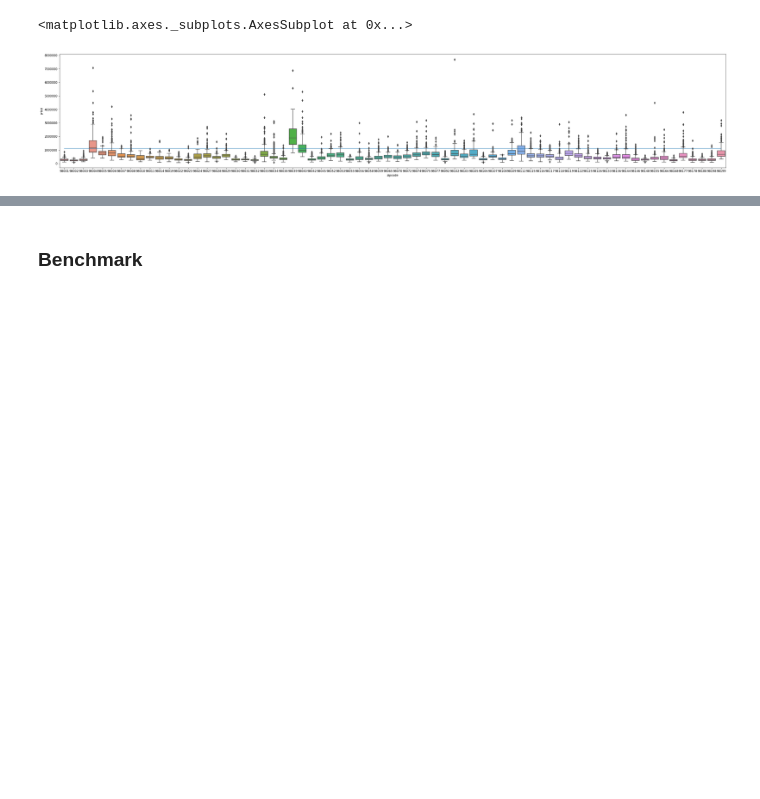
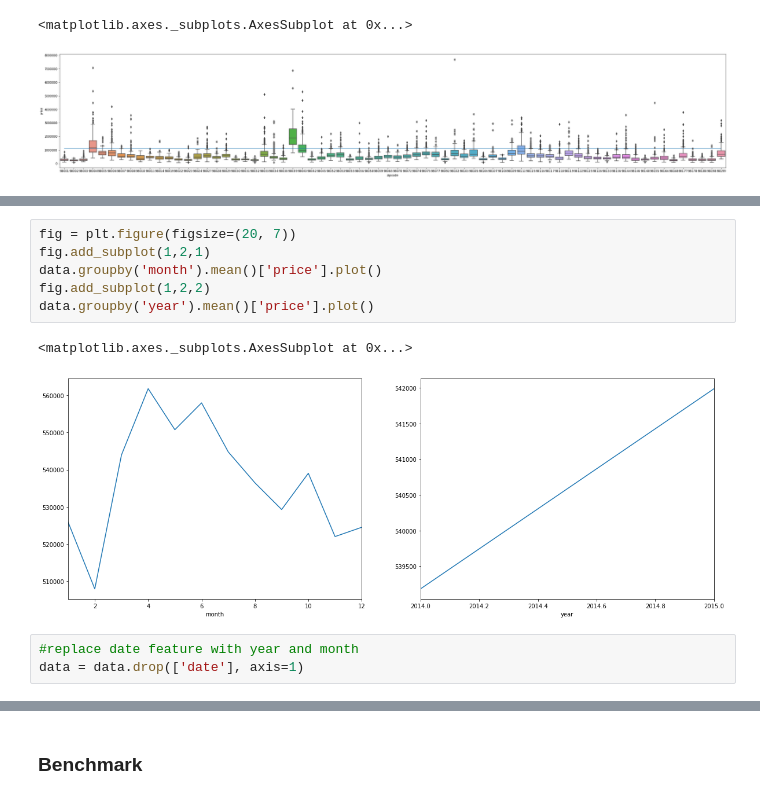
Before and after one commit to HsinTingHo/Housing_Price_Prediction_NN, a Jupyter notebook: Housing_Price_Prediction_NN.ipynb, the cells around one changed output, grey strips where cells are left out. Drawn from its saved outputs; the diff is of its cells as text; blank space fills up the shorter version.

```diff
--- a/Housing_Price_Prediction_NN.ipynb
+++ b/Housing_Price_Prediction_NN.ipynb
@@ -93,3 +112,15 @@ sns.boxplot(x=price_and_zip['zipcode'],y=price_and_zip['price'])
+# %%
+fig = plt.figure(figsize=(20, 7))
+fig.add_subplot(1,2,1)
+data.groupby('month').mean()['price'].plot()
+fig.add_subplot(1,2,2)
+data.groupby('year').mean()['price'].plot()
+# %% [output]
+<matplotlib.axes._subplots.AxesSubplot at 0x...>
+[figure, added]
+# %%
+#replace date feature with year and month
+data = data.drop(['date'], axis=1)
 # %%
 #Visualize the relationship betwee features
 corr = data.corr()
```
Also changed, not shown: parts of 37 cells of this notebook, 6 other files.
